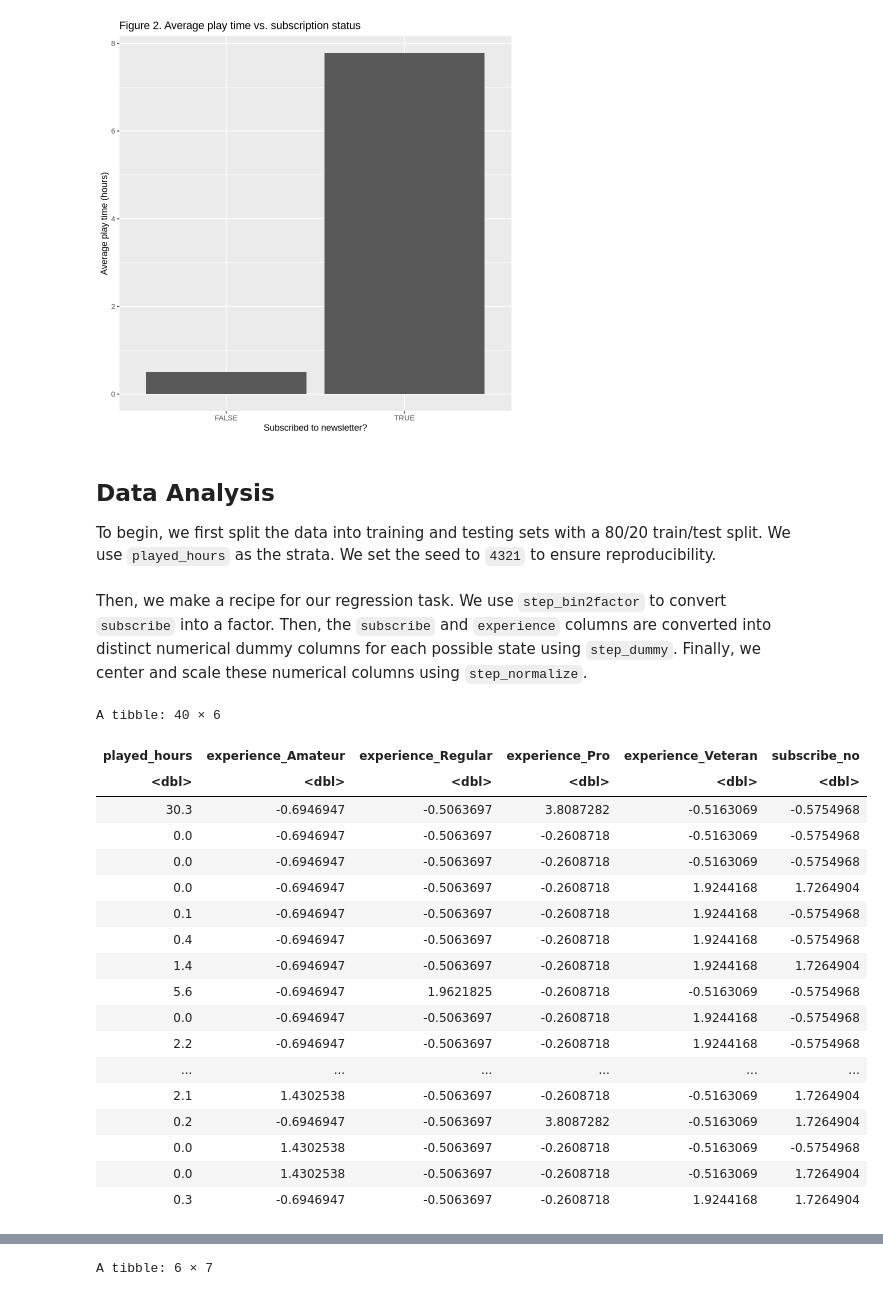
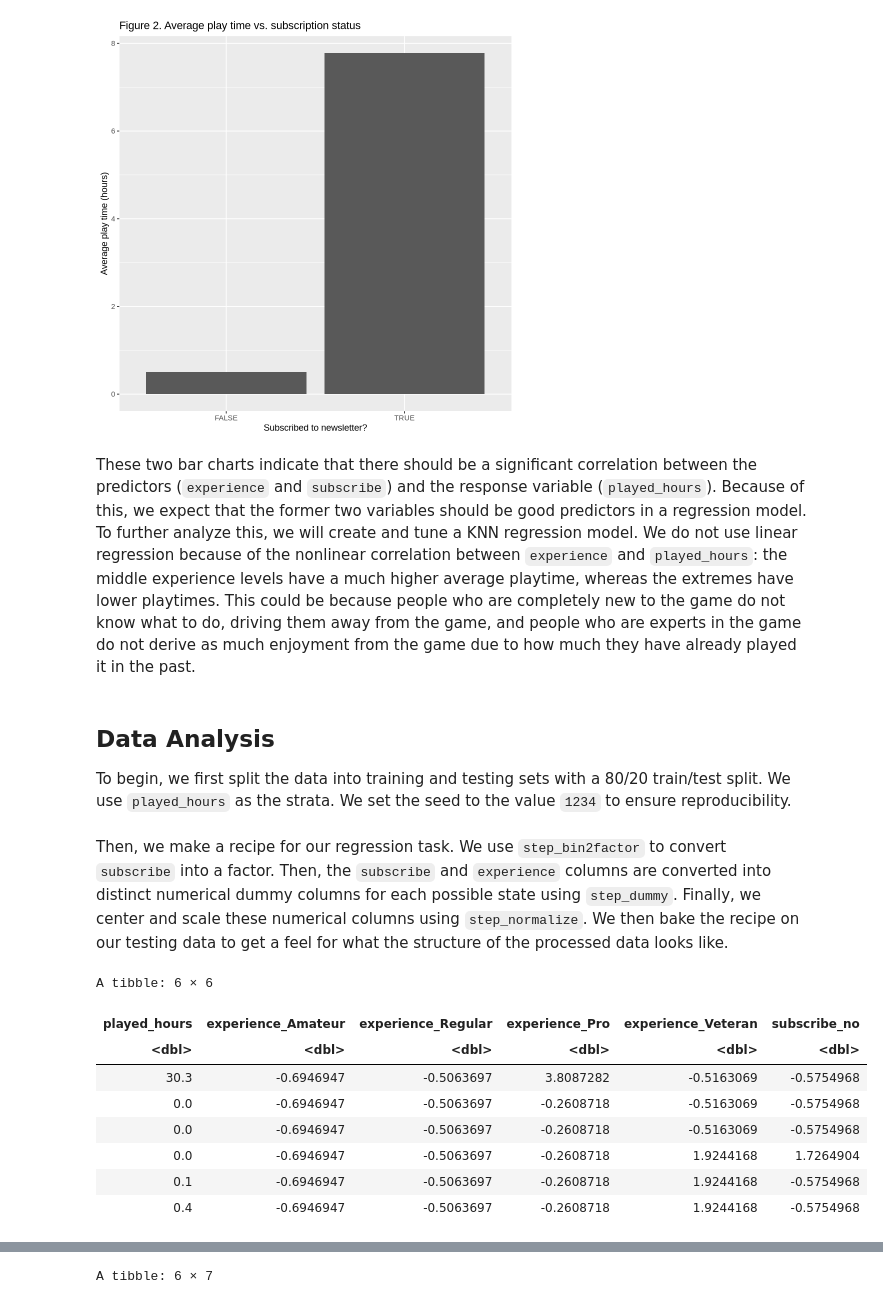
Before and after one commit to Xh193/ubc-dsci100-21, a Jupyter notebook: group-project.ipynb, the cells around one changed output, grey strips where cells are left out. Drawn from its saved outputs; the diff is of its cells as text; code cells hidden in the pictures.

```diff
--- a/group-project.ipynb
+++ b/group-project.ipynb
@@ -161,9 +171,11 @@ ggplot(subscribe_min_mean_max, aes(x = subscribe, y = mean)) +
     ggtitle("Figure 2. Average play time vs. subscription status")
 # %% [output]
 [figure]
+# %% [markdown]
+These two bar charts indicate that there should be a significant correlation between the predictors (`experience` and `subscribe`) and the response variable (`played_hours`). Because of this, we expect that the former two variables should be good predictors in a regression model. To further analyze this, we will create and tune a KNN regression model. We do not use linear regression because of the nonlinear correlation between `experience` and `played_hours`: the middle experience levels have a much higher average playtime, whereas the extremes have lower playtimes. This could be because people who are completely new to the game do not know what to do, driving them away from the game, and people who are experts in the game do not derive as much enjoyment from the game due to how much they have already played it in the past.
 # %% [markdown]
 ## Data Analysis
-To begin, we first split the data into training and testing sets with a 80/20 train/test split. We use `played_hours` as the strata. We set the seed to `4321` to ensure reproducibility.
+To begin, we first split the data into training and testing sets with a 80/20 train/test split. We use `played_hours` as the strata. We set the seed to the value `1234` to ensure reproducibility.
 # %%
 set.seed(1234)
 
@@ -171,31 +183,21 @@ players_split <- initial_split(players, prop = 0.8, strata = played_hours)
 players_train <- training(players_split)
 players_test <- testing(players_split)
 # %% [markdown]
-Then, we make a recipe for our regression task. We use `step_bin2factor` to convert `subscribe` into a factor. Then, the `subscribe` and `experience` columns are converted into distinct numerical dummy columns for each possible state using `step_dummy`. Finally, we center and scale these numerical columns using `step_normalize`.
+Then, we make a recipe for our regression task. We use `step_bin2factor` to convert `subscribe` into a factor. Then, the `subscribe` and `experience` columns are converted into distinct numerical dummy columns for each possible state using `step_dummy`. Finally, we center and scale these numerical columns using `step_normalize`. We then bake the recipe on our testing data to get a feel for what the structure of the processed data looks like.
 # %%
 experience_recipe <- recipe(played_hours ~ experience + subscribe, players_train) |>
     step_bin2factor(subscribe) |>
     step_dummy(all_predictors()) |>
     step_normalize(all_predictors())
-experience_recipe |> prep() |> bake(players_test)
+experience_recipe |> prep() |> bake(players_test) |> head()
 # %% [output]
-A tibble: 40 × 6
+A tibble: 6 × 6
 | played_hours | experience_Amateur | experience_Regular | experience_Pro | experience_Veteran | subscribe_no |
 | <dbl> | <dbl> | <dbl> | <dbl> | <dbl> | <dbl> |
 | 30.3 | -0.6946947 | -0.5063697 | 3.8087282 | -0.5163069 | -0.5754968 |
 | 0.0 | -0.6946947 | -0.5063697 | -0.2608718 | -0.5163069 | -0.5754968 |
 | 0.0 | -0.6946947 | -0.5063697 | -0.2608718 | -0.5163069 | -0.5754968 |
 | 0.0 | -0.6946947 | -0.5063697 | -0.2608718 | 1.9244168 | 1.7264904 |
 | 0.1 | -0.6946947 | -0.5063697 | -0.2608718 | 1.9244168 | -0.5754968 |
 | 0.4 | -0.6946947 | -0.5063697 | -0.2608718 | 1.9244168 | -0.5754968 |
-| 1.4 | -0.6946947 | -0.5063697 | -0.2608718 | 1.9244168 | 1.7264904 |
-| 5.6 | -0.6946947 | 1.9621825 | -0.2608718 | -0.5163069 | -0.5754968 |
-| 0.0 | -0.6946947 | -0.5063697 | -0.2608718 | 1.9244168 | -0.5754968 |
-| 2.2 | -0.6946947 | -0.5063697 | -0.2608718 | 1.9244168 | -0.5754968 |
-| ... | ... | ... | ... | ... | ... |
-| 2.1 | 1.4302538 | -0.5063697 | -0.2608718 | -0.5163069 | 1.7264904 |
-| 0.2 | -0.6946947 | -0.5063697 | 3.8087282 | -0.5163069 | 1.7264904 |
-| 0.0 | 1.4302538 | -0.5063697 | -0.2608718 | -0.5163069 | -0.5754968 |
-| 0.0 | 1.4302538 | -0.5063697 | -0.2608718 | -0.5163069 | 1.7264904 |
-| 0.3 | -0.6946947 | -0.5063697 | -0.2608718 | 1.9244168 | 1.7264904 |
 # %% [markdown]
```
Also changed, not shown: parts of 13 cells of this notebook.
